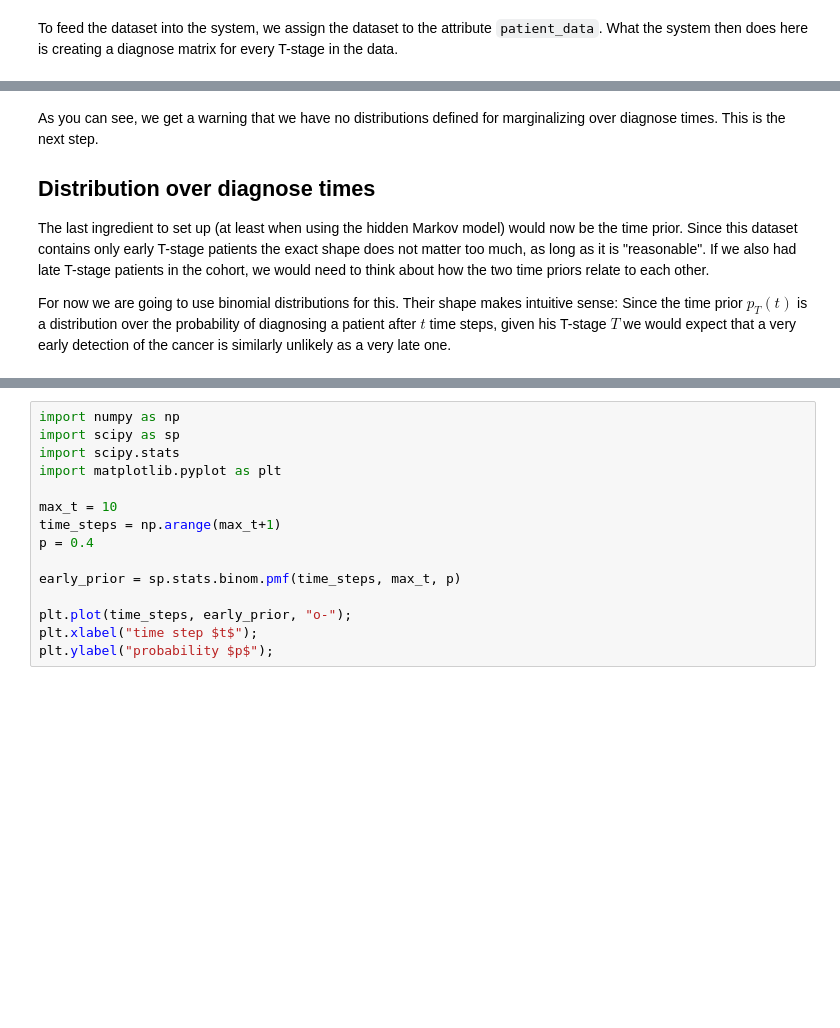
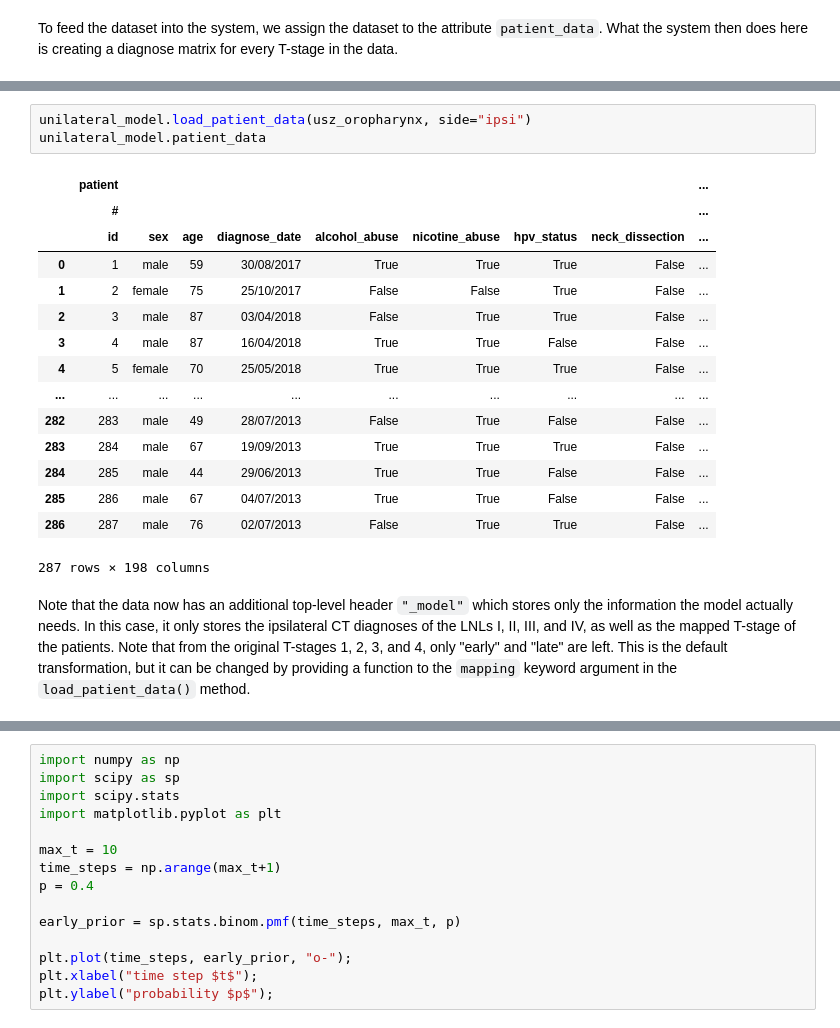
Before and after one commit to rmnldwg/lymph, a Jupyter notebook: docs/source/quickstart.ipynb, the cells around one changed output, grey strips where cells are left out. Drawn from its saved outputs; the diff is of its cells as text; blank space fills up the shorter version.

```diff
--- a/docs/source/quickstart.ipynb
+++ b/docs/source/quickstart.ipynb
@@ -103,8 +102,21 @@ unilateral_model.patient_data = dataset
-# %% [markdown]
-As you can see, we get a warning that we have no distributions defined for marginalizing over diagnose times. This is the next step.
-
-## Distribution over diagnose times
-
-The last ingredient to set up (at least when using the hidden Markov model) would now be the time prior. Since this dataset contains only early T-stage patients the exact shape does not matter too much, as long as it is "reasonable". If we also had late T-stage patients in the cohort, we would need to think about how the two time priors relate to each other.
-
-For now we are going to use binomial distributions for this. Their shape makes intuitive sense: Since the time prior $p_T(t)$ is a distribution over the probability of diagnosing a patient after $t$ time steps, given his T-stage $T$ we would expect that a very early detection of the cancer is similarly unlikely as a very late one.
+# %%
+unilateral_model.load_patient_data(usz_oropharynx, side="ipsi")
+unilateral_model.patient_data
+# %% [output]
+|  | patient |  |  |  |  |  |  |  | ... |
+|  | # |  |  |  |  |  |  |  | ... |
+|  | id | sex | age | diagnose_date | alcohol_abuse | nicotine_abuse | hpv_status | neck_dissection | ... |
+| 0 | 1 | male | 59 | 30/08/2017 | True | True | True | False | ... |
+| 1 | 2 | female | 75 | 25/10/2017 | False | False | True | False | ... |
+| 2 | 3 | male | 87 | 03/04/2018 | False | True | True | False | ... |
+| 3 | 4 | male | 87 | 16/04/2018 | True | True | False | False | ... |
+| 4 | 5 | female | 70 | 25/05/2018 | True | True | True | False | ... |
+| ... | ... | ... | ... | ... | ... | ... | ... | ... | ... |
+| 282 | 283 | male | 49 | 28/07/2013 | False | True | False | False | ... |
+| 283 | 284 | male | 67 | 19/09/2013 | True | True | True | False | ... |
+| 284 | 285 | male | 44 | 29/06/2013 | True | True | False | False | ... |
+| 285 | 286 | male | 67 | 04/07/2013 | True | True | False | False | ... |
+| 286 | 287 | male | 76 | 02/07/2013 | False | True | True | False | ... |
+287 rows × 198 columns
+# %% [markdown]
+Note that the data now has an additional top-level header `"_model"` which stores only the information the model actually needs. In this case, it only stores the ipsilateral CT diagnoses of the LNLs I, II, III, and IV, as well as the mapped T-stage of the patients. Note that from the original T-stages 1, 2, 3, and 4, only "early" and "late" are left. This is the default transformation, but it can be changed by providing a function to the `mapping` keyword argument in the `load_patient_data()` method.
```
Also changed, not shown: parts of 14 cells of this notebook.
